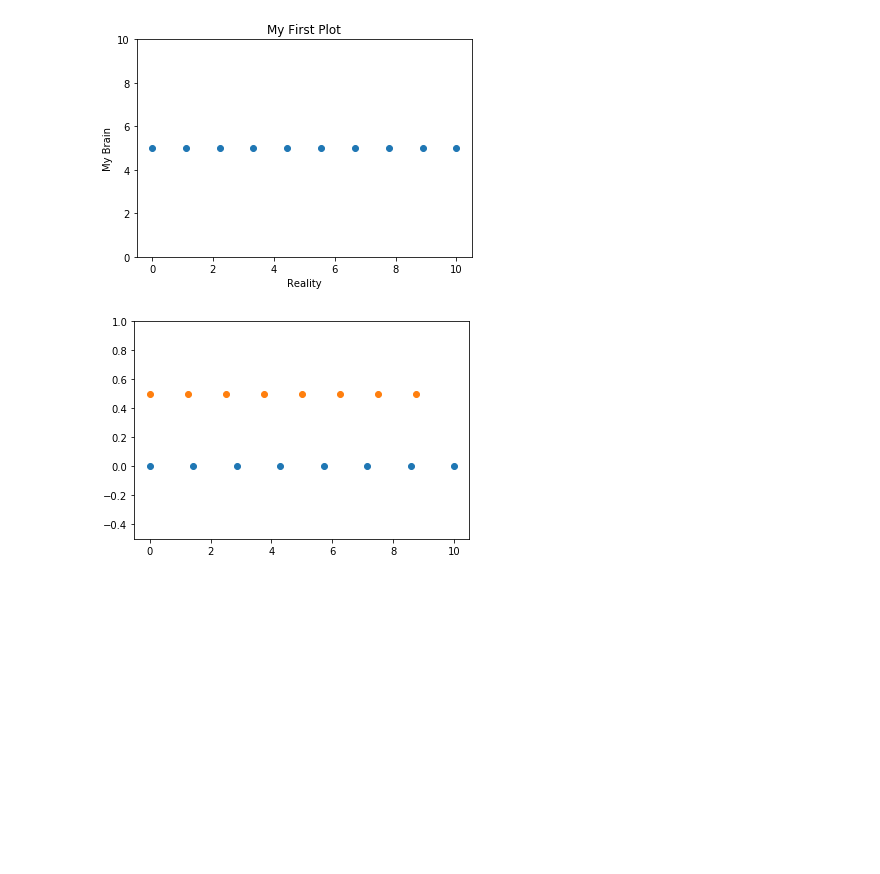
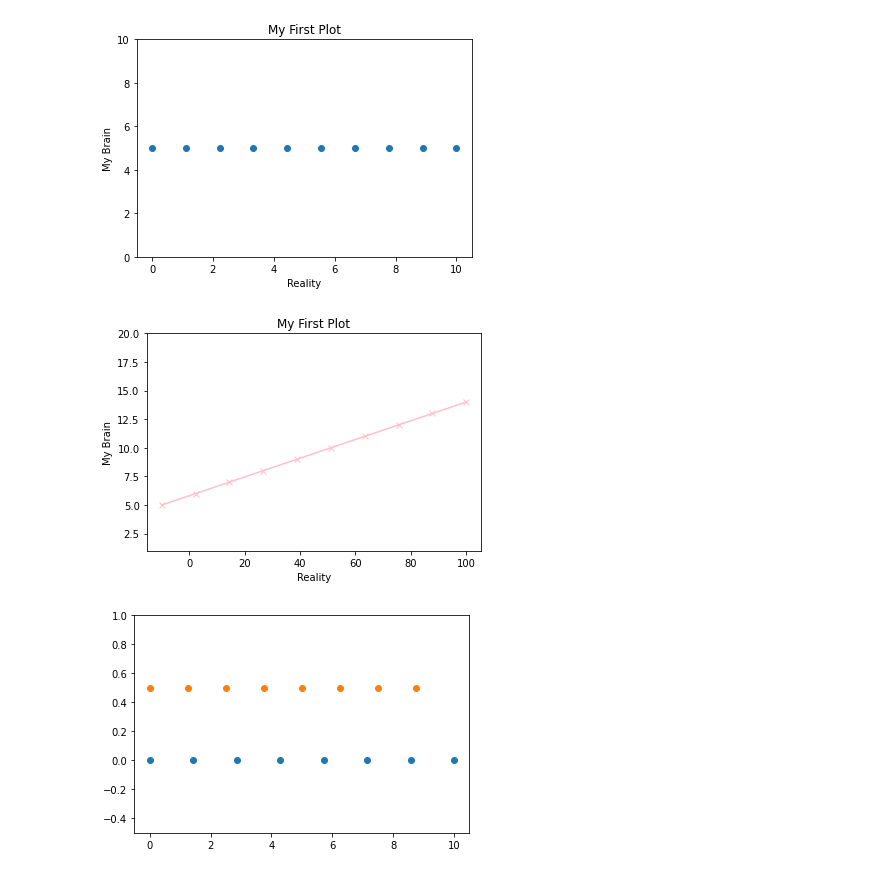
Before and after one commit to jadedocelot/Bin2rong, a Jupyter notebook: python/Udemy/Machine Learning with Python Data Science for Beginners/Data Types.ipynb, the cells around one changed output. Drawn from its saved outputs; the diff is of its cells as text; code cells hidden in the pictures; blank space fills up the shorter version.

```diff
--- a/python/Udemy/Machine Learning with Python Data Science for Beginners/Data Types.ipynb
+++ b/python/Udemy/Machine Learning with Python Data Science for Beginners/Data Types.ipynb
@@ -244,6 +244,25 @@ plt.ylabel("My Brain")
 plt.show()
 # %% [output]
 [figure]
+# %%
+x_8 = np.arange(10)
+
+# X axis
+xAxis = np.linspace(-10,100, n, endpoint=True)
+
+plt.plot(xAxis, x_8 + 5, color='pink', marker='x')
+
+# Y axis
+plt.ylim([1,20])
+# plot title
+plt.title("My First Plot")
+# X axis title
+plt.xlabel("Reality")
+# Y axis title
+plt.ylabel("My Brain")
+plt.show()
+# %% [output]
+[figure, added]
 # %%
 N = 8
 y = np.zeros(N)
```
Also changed, not shown: 6 other files.
